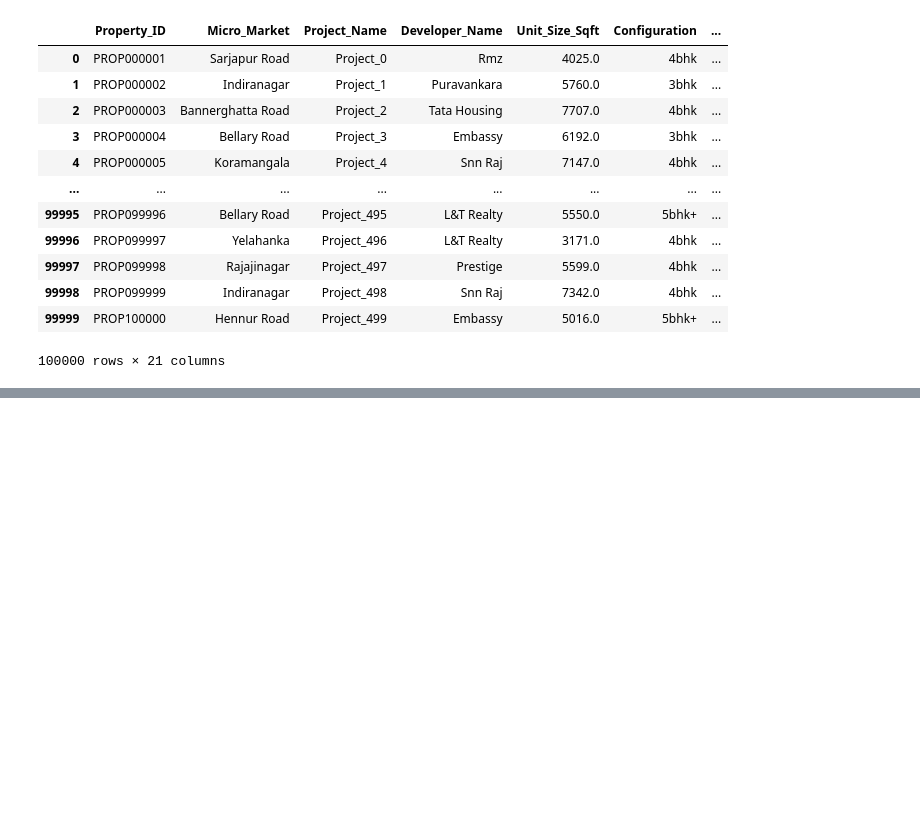
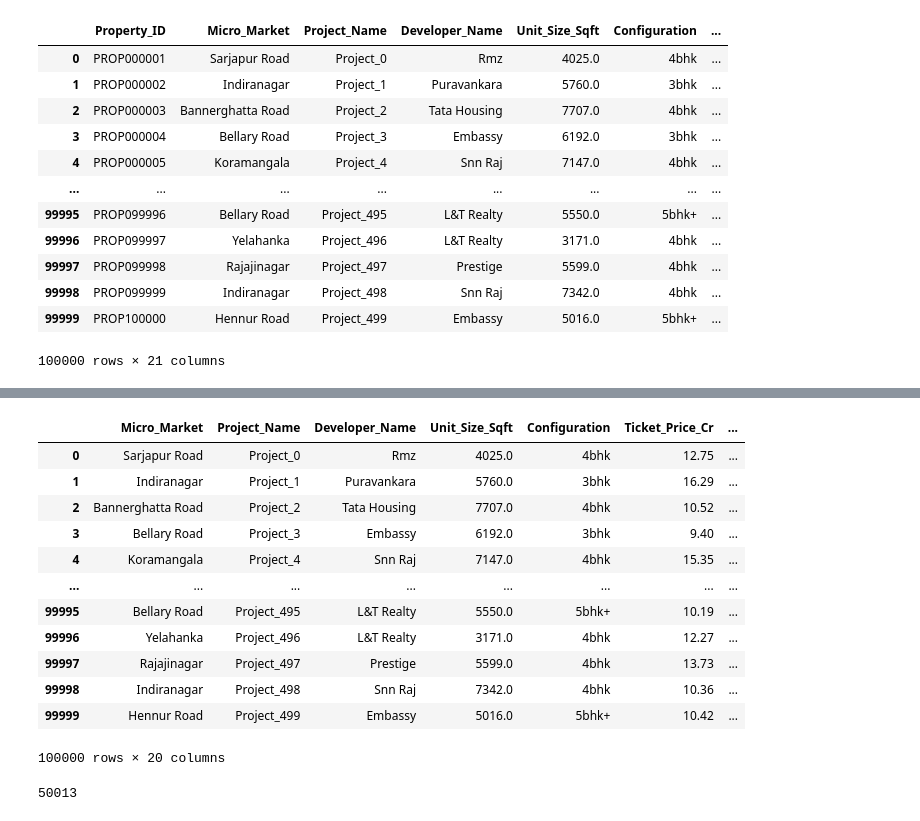
Before and after one commit to Karthigeyanmanoharan/Luxury-Housing-Sales-Analysis-, a Jupyter notebook: eda.ipynb, the cells around one changed output, grey strips where cells are left out. Drawn from its saved outputs; the diff is of its cells as text; code cells hidden in the pictures; blank space fills up the shorter version.

```diff
--- a/eda.ipynb
+++ b/eda.ipynb
@@ -293,2 +328,0 @@ df["Ticket_Price_Cr"]=df["Ticket_Price_Cr"].fillna(df["Ticket_Price_Cr"].median(
-# %%
-df["Unit_Size_Sqft"]=df["Unit_Size_Sqft"].fillna(df["Unit_Size_Sqft"].median())
@@ -300,0 +329,4 @@ df["Developer_Name"]=df["Developer_Name"].str.title()
+# %%
+df["Unit_Size_Sqft"] = df["Unit_Size_Sqft"].fillna(df.groupby(["Project_Name", "Configuration"])["Unit_Size_Sqft"].transform("median"))
+# %%
+df["Amenity_Score"] = df["Amenity_Score"].fillna(df.groupby("Project_Name")["Amenity_Score"].transform("median"))
@@ -383 +554,23 @@ df
+# %%
+df
+# %% [output]
+|  | Micro_Market | Project_Name | Developer_Name | Unit_Size_Sqft | Configuration | Ticket_Price_Cr | ... |
+| 0 | Sarjapur Road | Project_0 | Rmz | 4025.0 | 4bhk | 12.75 | ... |
+| 1 | Indiranagar | Project_1 | Puravankara | 5760.0 | 3bhk | 16.29 | ... |
+| 2 | Bannerghatta Road | Project_2 | Tata Housing | 7707.0 | 4bhk | 10.52 | ... |
+| 3 | Bellary Road | Project_3 | Embassy | 6192.0 | 3bhk | 9.40 | ... |
+| 4 | Koramangala | Project_4 | Snn Raj | 7147.0 | 4bhk | 15.35 | ... |
+| ... | ... | ... | ... | ... | ... | ... | ... |
+| 99995 | Bellary Road | Project_495 | L&T Realty | 5550.0 | 5bhk+ | 10.19 | ... |
+| 99996 | Yelahanka | Project_496 | L&T Realty | 3171.0 | 4bhk | 12.27 | ... |
+| 99997 | Rajajinagar | Project_497 | Prestige | 5599.0 | 4bhk | 13.73 | ... |
+| 99998 | Indiranagar | Project_498 | Snn Raj | 7342.0 | 4bhk | 10.36 | ... |
+| 99999 | Hennur Road | Project_499 | Embassy | 5016.0 | 5bhk+ | 10.42 | ... |
+100000 rows × 20 columns
+# %%
+cntp=len(df[df['Transaction_Type']=='Primary'])
+cnts=len(df[df['Transaction_Type']=='Secondary'])
+cntp
+# %% [output]
+50013
 # %%
```
Also changed, not shown: parts of 29 cells of this notebook.
